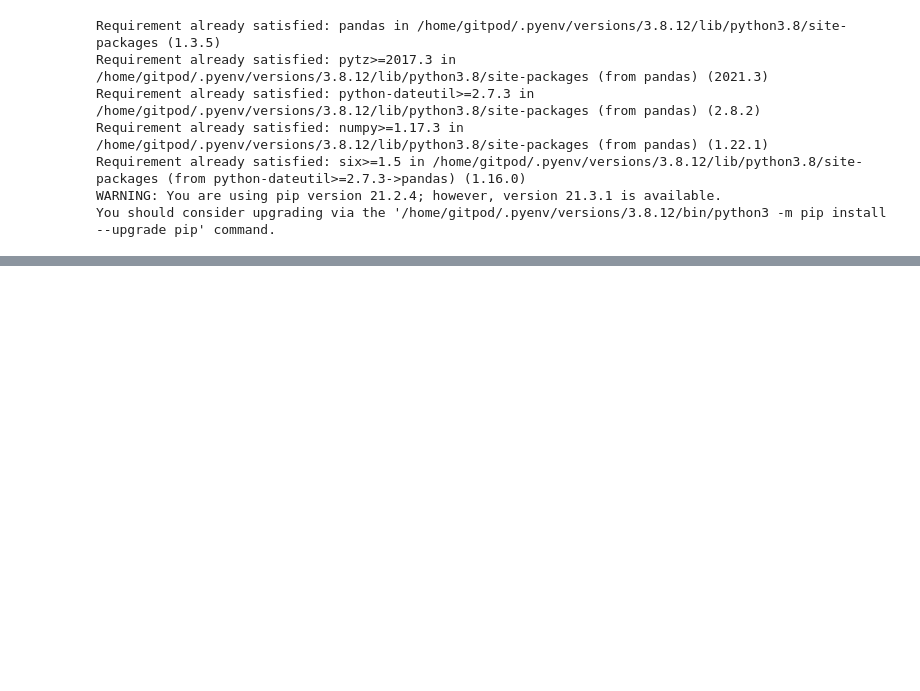
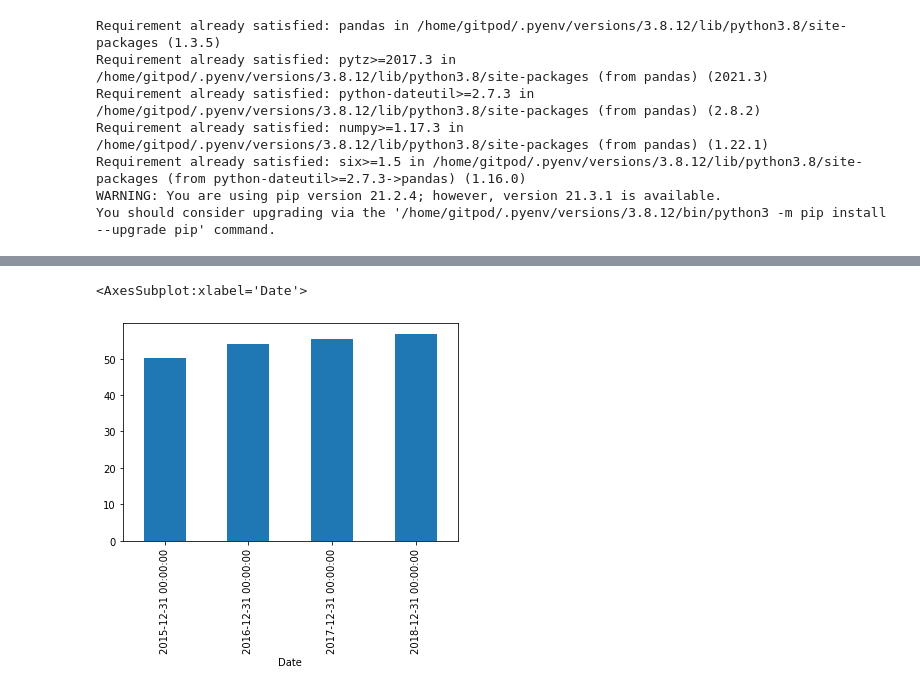
Before and after one commit to kunal266/Algo_Practice, a Jupyter notebook: time_resample.ipynb, the cells around one changed output, grey strips where cells are left out. Drawn from its saved outputs; the diff is of its cells as text; code cells hidden in the pictures; blank space fills up the shorter version.

Commit message:
time resample

```diff
--- a/time_resample.ipynb
+++ b/time_resample.ipynb
@@ -22,0 +96,6 @@ df.head()
+# %%
+%matplotlib inline
+df['Close'].resample(rule='A').mean().plot.bar()
+# %% [output]
+<AxesSubplot:xlabel='Date'>
+[figure, added]
```
Also changed, not shown: parts of 12 cells of this notebook.
